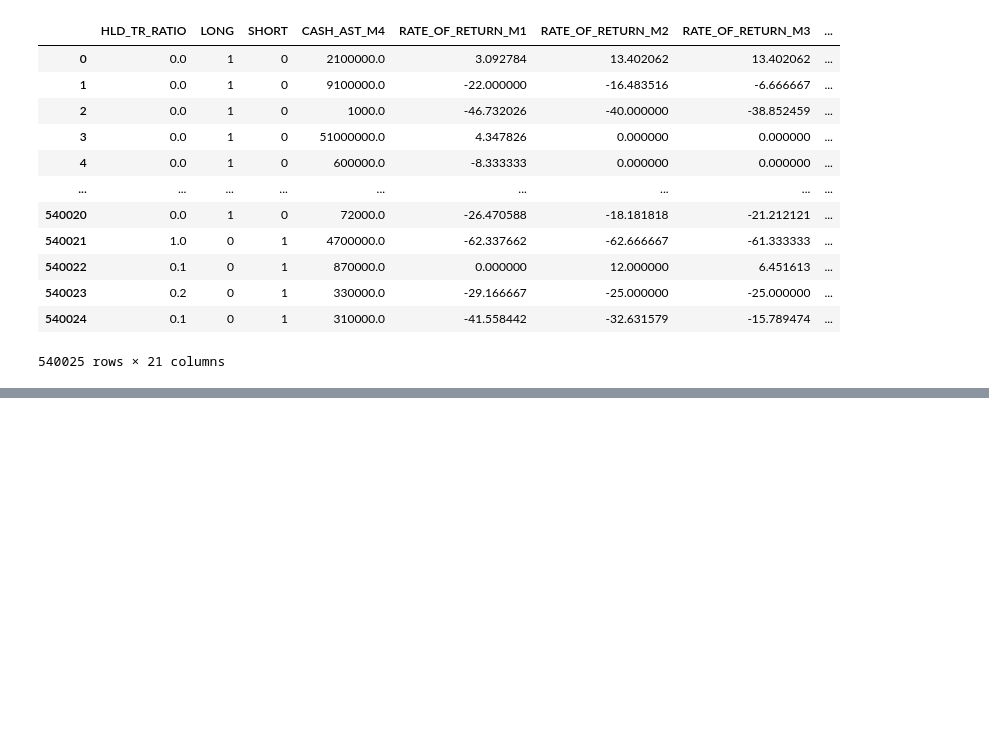
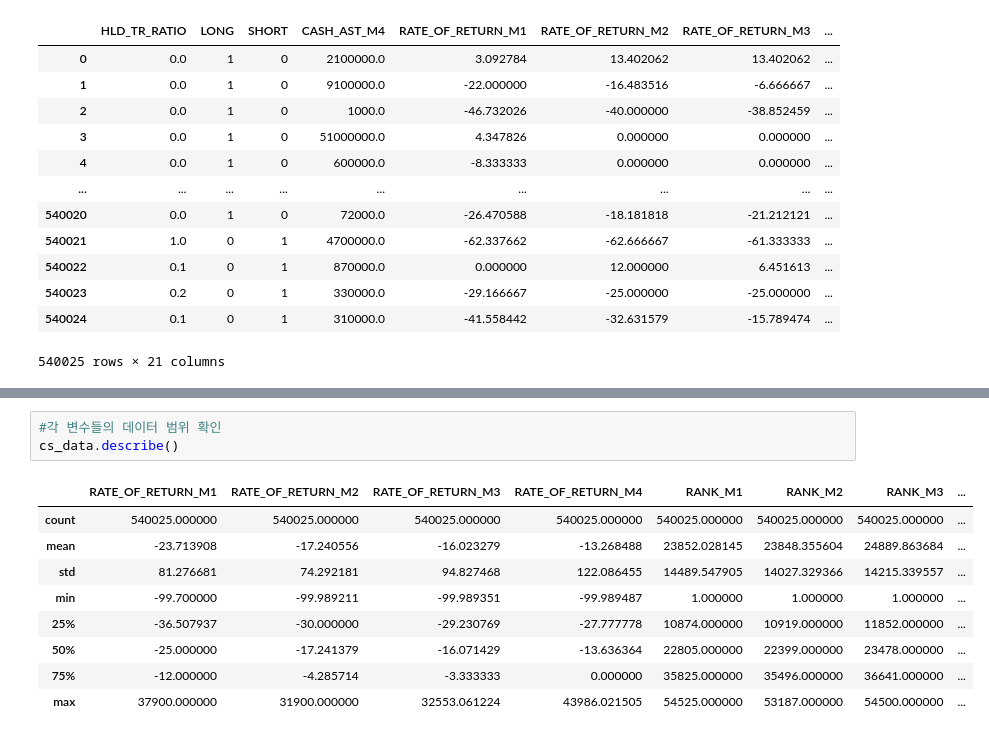
Before and after one commit to BigDataFestival-Team-kkirikkiri/FINAL-CODE-DATA, a Jupyter notebook: analysis/code/pre-processing/customer/Customer_Ranking_Clustering.ipynb, the cells around one changed output, grey strips where cells are left out. Saved outputs shown, nothing was run; the diff lists cells and outputs as text; blank space fills up the shorter version.

```diff
--- a/analysis/code/pre-processing/customer/Customer_Ranking_Clustering.ipynb
+++ b/analysis/code/pre-processing/customer/Customer_Ranking_Clustering.ipynb
@@ -775,0 +829,13 @@ cs_data
+# %%
+#각 변수들의 데이터 범위 확인
+cs_data.describe()
+# %% [output]
+|  | RATE_OF_RETURN_M1 | RATE_OF_RETURN_M2 | RATE_OF_RETURN_M3 | RATE_OF_RETURN_M4 | RANK_M1 | RANK_M2 | RANK_M3 | ... |
+| count | 540025.000000 | 540025.000000 | 540025.000000 | 540025.000000 | 540025.000000 | 540025.000000 | 540025.000000 | ... |
+| mean | -23.713908 | -17.240556 | -16.023279 | -13.268488 | 23852.028145 | 23848.355604 | 24889.863684 | ... |
+| std | 81.276681 | 74.292181 | 94.827468 | 122.086455 | 14489.547905 | 14027.329366 | 14215.339557 | ... |
+| min | -99.700000 | -99.989211 | -99.989351 | -99.989487 | 1.000000 | 1.000000 | 1.000000 | ... |
+| 25% | -36.507937 | -30.000000 | -29.230769 | -27.777778 | 10874.000000 | 10919.000000 | 11852.000000 | ... |
+| 50% | -25.000000 | -17.241379 | -16.071429 | -13.636364 | 22805.000000 | 22399.000000 | 23478.000000 | ... |
+| 75% | -12.000000 | -4.285714 | -3.333333 | 0.000000 | 35825.000000 | 35496.000000 | 36641.000000 | ... |
+| max | 37900.000000 | 31900.000000 | 32553.061224 | 43986.021505 | 54525.000000 | 53187.000000 | 54500.000000 | ... |
```
Also changed, not shown: parts of 21 cells of this notebook, 1 other file.
